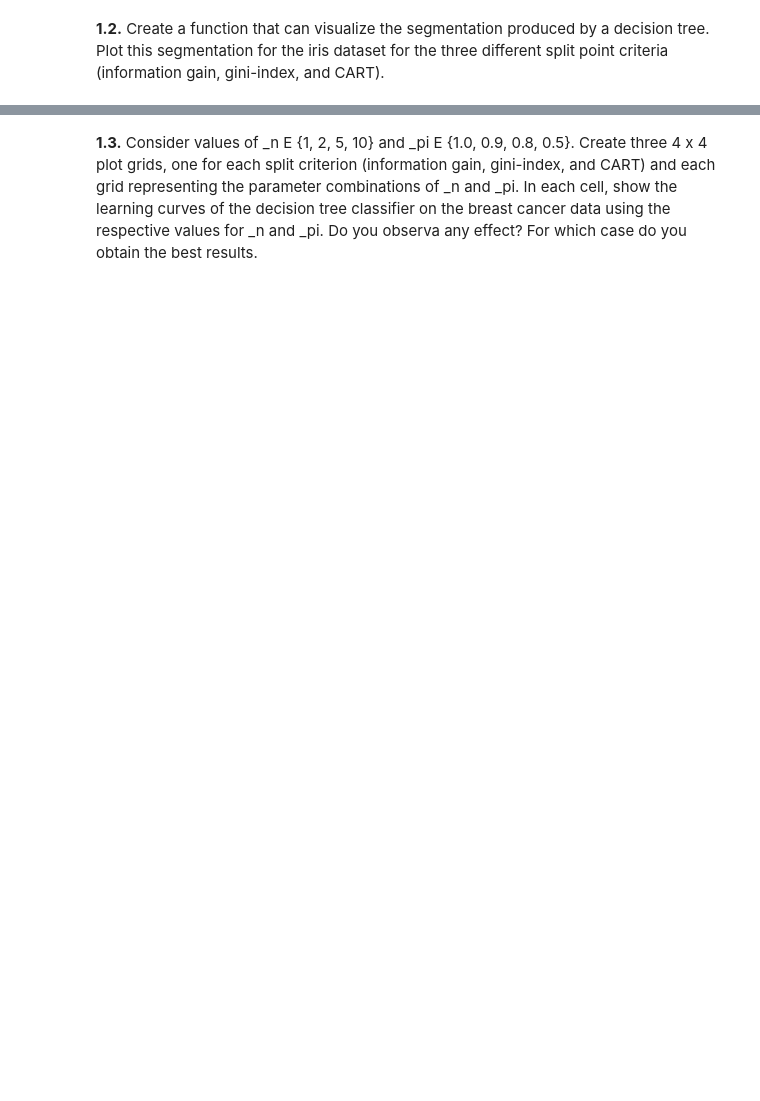
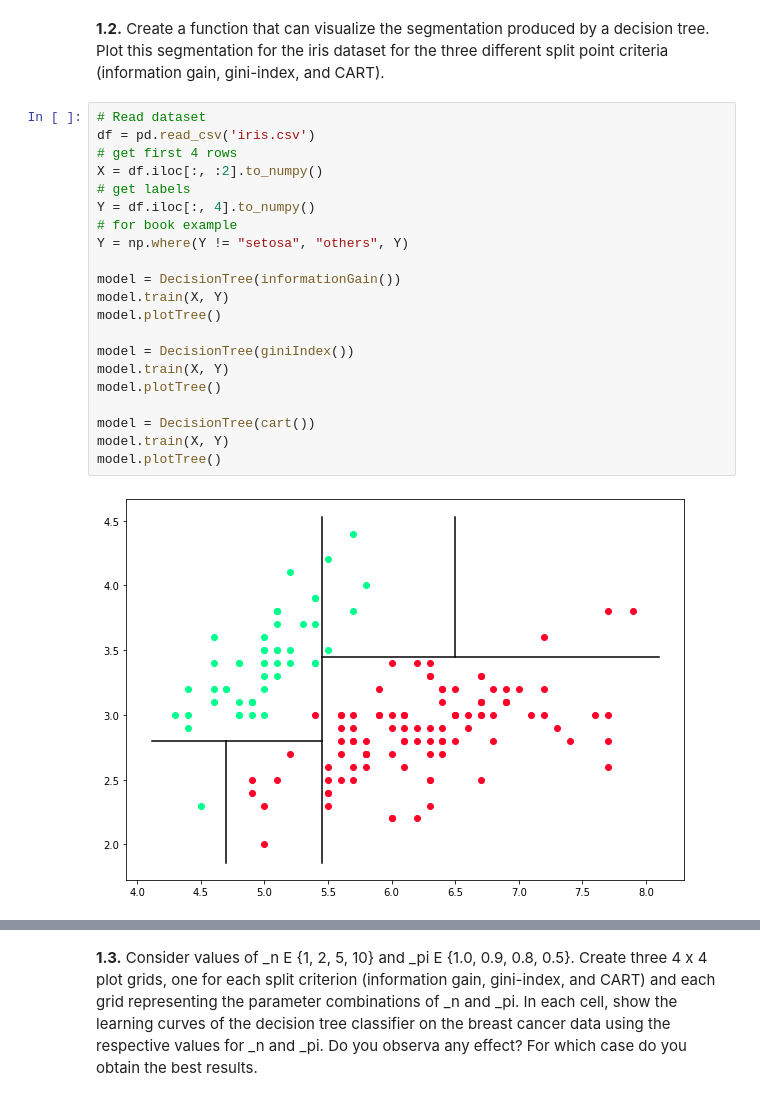
Before and after one commit to davidheay/ML, a Jupyter notebook: Sheets/Sheet 3/Sheet3.ipynb, the cells around one changed output, grey strips where cells are left out. Drawn from its saved outputs; the diff is of its cells as text; blank space fills up the shorter version.

```diff
--- a/Sheets/Sheet 3/Sheet3.ipynb
+++ b/Sheets/Sheet 3/Sheet3.ipynb
@@ -111,3 +291,26 @@ SyntaxError: invalid syntax (<ipython-input-1-66cc0037a90a>, line 53)
 **1.2.** Create a function that can visualize the segmentation produced by a decision tree. Plot
 this segmentation for the iris dataset for the three different split point criteria (information
 gain, gini-index, and CART).
+# %%
+# Read dataset
+df = pd.read_csv('iris.csv')
+# get first 4 rows
+X = df.iloc[:, :2].to_numpy()
+# get labels
+Y = df.iloc[:, 4].to_numpy()
+# for book example
+Y = np.where(Y != "setosa", "others", Y)
+
+model = DecisionTree(informationGain())
+model.train(X, Y)
+model.plotTree()
+
+model = DecisionTree(giniIndex())
+model.train(X, Y)
+model.plotTree()
+
+model = DecisionTree(cart())
+model.train(X, Y)
+model.plotTree()
+# %% [output]
+[figure, added]
```
Also changed, not shown: parts of 5 cells of this notebook, 5 other files.
